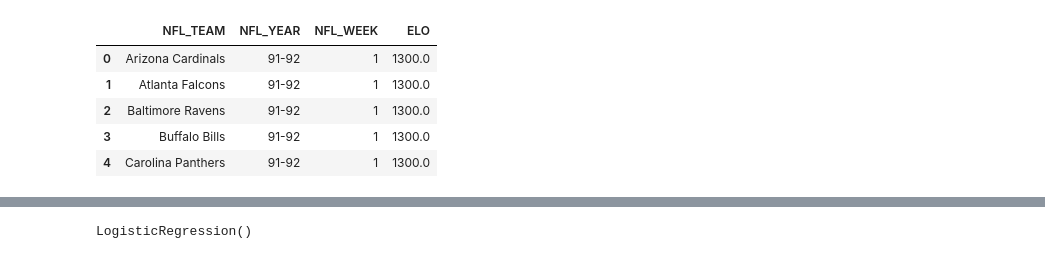
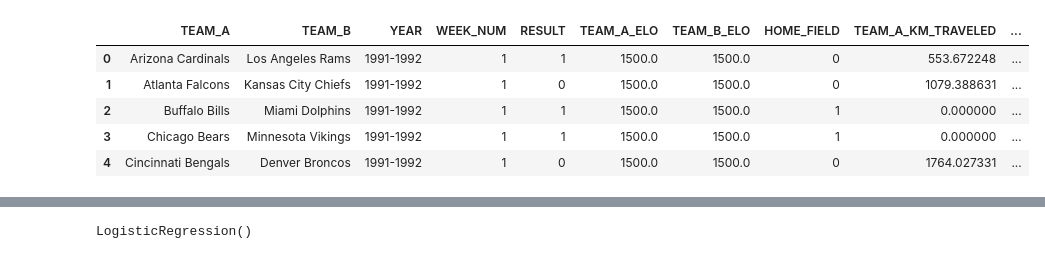
Before and after one commit to W-Thurston/NFL_Predict, a Jupyter notebook: notebooks/modeling/basic_logistic_regression.ipynb, the cells around one changed output, grey strips where cells are left out. Saved outputs shown, nothing was run; the diff lists cells and outputs as text; code cells hidden in the pictures.

```diff
--- a/notebooks/modeling/basic_logistic_regression.ipynb
+++ b/notebooks/modeling/basic_logistic_regression.ipynb
@@ -4,12 +4,12 @@ import pandas as pd
 from sklearn.linear_model import LogisticRegression
 from sklearn.model_selection import train_test_split
 # %%
-elo_data = pd.read_csv('../../data/input/NFL_Team_Elo.csv')
-elo_data.head()
+model_data = pd.read_csv('../../data/modeling/modeling_file.csv')
+model_data.head()
 # %% [output]
-|  | NFL_TEAM | NFL_YEAR | NFL_WEEK | ELO |
-| 0 | Arizona Cardinals | 91-92 | 1 | 1300.0 |
-| 1 | Atlanta Falcons | 91-92 | 1 | 1300.0 |
-| 2 | Baltimore Ravens | 91-92 | 1 | 1300.0 |
-| 3 | Buffalo Bills | 91-92 | 1 | 1300.0 |
-| 4 | Carolina Panthers | 91-92 | 1 | 1300.0 |
+|  | TEAM_A | TEAM_B | YEAR | WEEK_NUM | RESULT | TEAM_A_ELO | TEAM_B_ELO | HOME_FIELD | TEAM_A_KM_TRAVELED | ... |
+| 0 | Arizona Cardinals | Los Angeles Rams | 1991-1992 | 1 | 1 | 1500.0 | 1500.0 | 0 | 553.672248 | ... |
+| 1 | Atlanta Falcons | Kansas City Chiefs | 1991-1992 | 1 | 0 | 1500.0 | 1500.0 | 0 | 1079.388631 | ... |
+| 2 | Buffalo Bills | Miami Dolphins | 1991-1992 | 1 | 1 | 1500.0 | 1500.0 | 1 | 0.000000 | ... |
+| 3 | Chicago Bears | Minnesota Vikings | 1991-1992 | 1 | 1 | 1500.0 | 1500.0 | 1 | 0.000000 | ... |
+| 4 | Cincinnati Bengals | Denver Broncos | 1991-1992 | 1 | 0 | 1500.0 | 1500.0 | 0 | 1764.027331 | ... |
```
Also changed, not shown: parts of 20 cells of this notebook, 8 other files.
